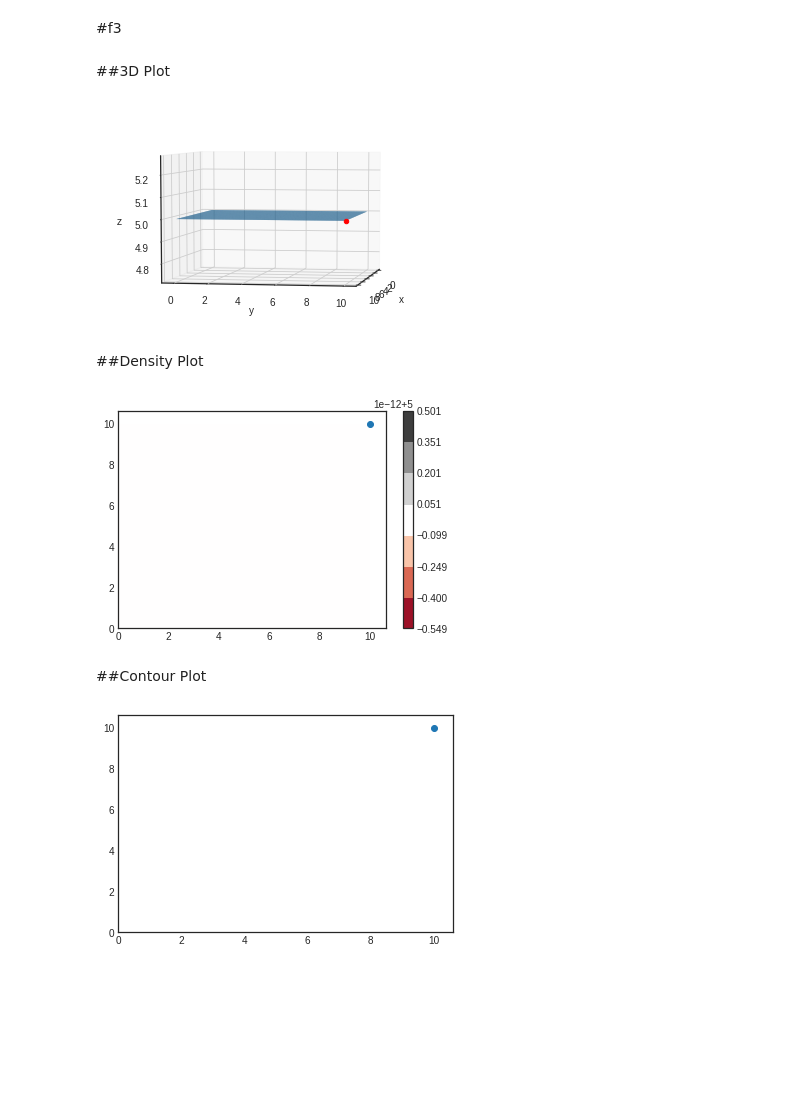
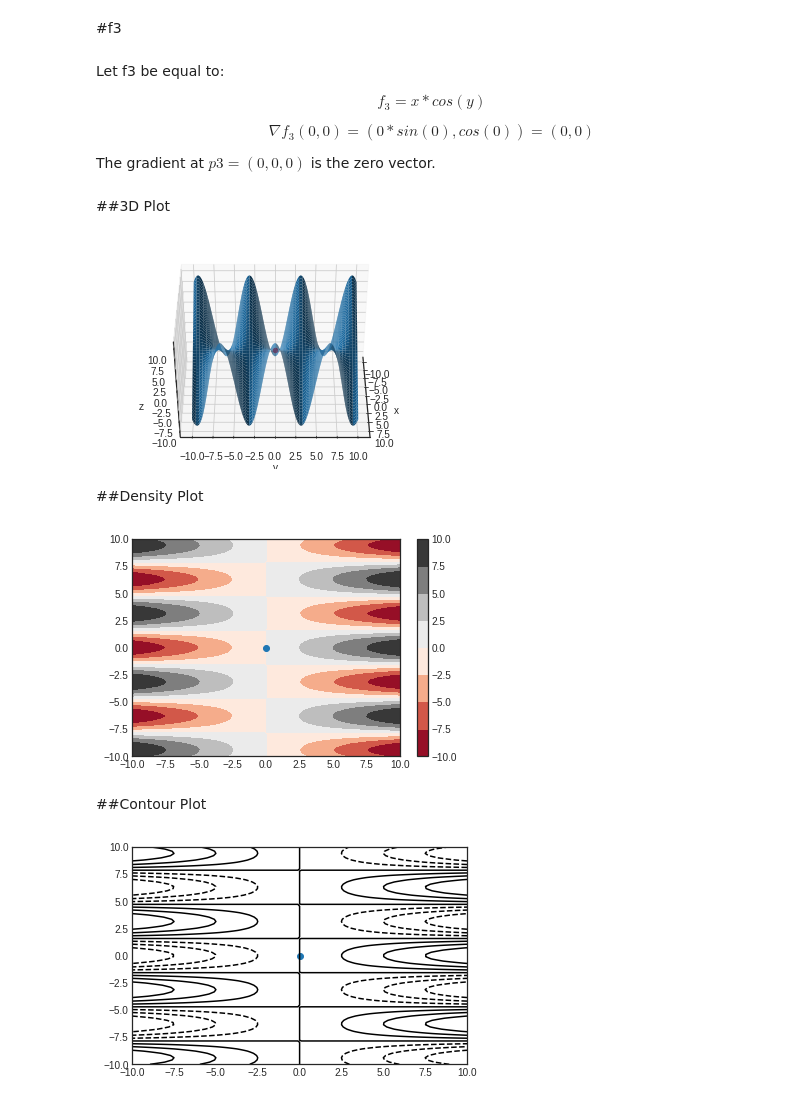
Before and after one commit to WanChiChen/CAP-4630, a Jupyter notebook: HW2/HW2_Problem1.ipynb, the cells around one changed output. Cells and saved outputs as stored; diff of their text form; code cells hidden in the pictures; blank space fills up the shorter version.

```diff
--- a/HW2/HW2_Problem1.ipynb
+++ b/HW2/HW2_Problem1.ipynb
@@ -106,11 +116,19 @@ plt.show()
 [figure]
 # %% [markdown]
 #f3
+# %% [markdown]
+Let f3 be equal to:
+
+$$ f_3 = x * cos(y) $$
+
+$$ \nabla f_3(0,0) = ( 0 * sin(0), cos(0) ) = (0,0) $$
+
+The gradient at $ p3 = (0,0,0) $ is the zero vector.
 # %% [markdown]
 ##3D Plot
 # %%
 def f2(x,y):
-  return (x-x)+5
+  return x*np.cos(y)
 fig = plt.figure()
 ax = plt.axes(projection='3d')
 
@@ -118,32 +136,32 @@ ax.set_xlabel('x')
 ax.set_ylabel('y')
 ax.set_zlabel('z')
 
-yline = np.linspace(0, 10, 100)
-xline = np.linspace(0, 10, 100)
+yline = np.linspace(-10, 10, 100)
+xline = np.linspace(-10, 10, 100)
 X, Y = np.meshgrid(xline, yline)
 Z = f2(X,Y)
 
 ax.plot_surface(X,Y,Z)
-ax.scatter(10,10,5, c='Red')
-ax.view_init(5, 10)
+ax.scatter( 0,0,0, c='Red')
+ax.view_init(40, 0)
 plt.show()
 # %% [output]
-[figure, old version]
+[figure, new version]
 # %% [markdown]
 ##Density Plot
 # %%
 plt.contourf(X,Y,Z, cmap='RdGy')
 plt.colorbar()
-plt.scatter(10,10)
+plt.scatter(0,0)
 plt.show()
 # %% [output]
-[figure, old version]
+[figure, new version]
 # %% [markdown]
 ##Contour Plot
 # %%
 plt.style.use('seaborn-white')
 plt.contour(X,Y,Z, colors='black')
-plt.scatter(10,10)
+plt.scatter(0,0)
 plt.show()
 # %% [output]
-[figure, old version]
+[figure, new version]
```
Also changed, not shown: parts of 2 cells of this notebook.
